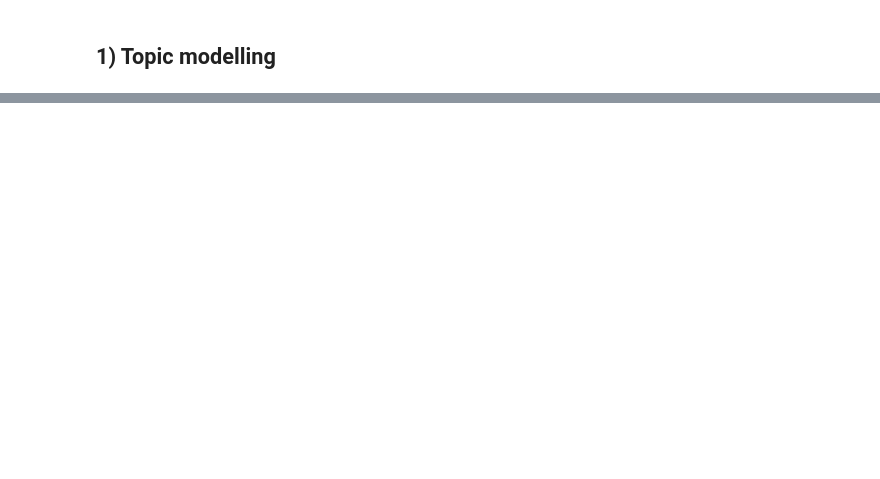
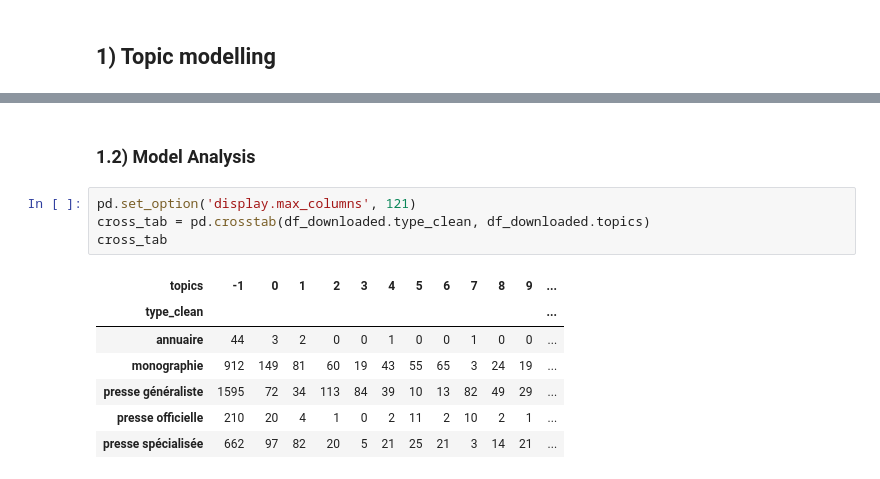
Before and after one commit to dh-epfl-students/lhst-the-ecology-of-eucalyptus, a Jupyter notebook: analysis/early_explo.ipynb, the cells around one changed output, grey strips where cells are left out. Drawn from its saved outputs; the diff is of its cells as text; blank space fills up the shorter version.

```diff
--- a/analysis/early_explo.ipynb
+++ b/analysis/early_explo.ipynb
@@ -65,0 +143,14 @@ topic_document_info_df[topic_document_info_df["Representative_document"] == True
+# %% [markdown]
+### 1.2) Model Analysis
+# %%
+pd.set_option('display.max_columns', 121)
+cross_tab = pd.crosstab(df_downloaded.type_clean, df_downloaded.topics)
+cross_tab
+# %% [output]
+| topics | -1 | 0 | 1 | 2 | 3 | 4 | 5 | 6 | 7 | 8 | 9 | ... |
+| type_clean |  |  |  |  |  |  |  |  |  |  |  | ... |
+| annuaire | 44 | 3 | 2 | 0 | 0 | 1 | 0 | 0 | 1 | 0 | 0 | ... |
+| monographie | 912 | 149 | 81 | 60 | 19 | 43 | 55 | 65 | 3 | 24 | 19 | ... |
+| presse généraliste | 1595 | 72 | 34 | 113 | 84 | 39 | 10 | 13 | 82 | 49 | 29 | ... |
+| presse officielle | 210 | 20 | 4 | 1 | 0 | 2 | 11 | 2 | 10 | 2 | 1 | ... |
+| presse spécialisée | 662 | 97 | 82 | 20 | 5 | 21 | 25 | 21 | 3 | 14 | 21 | ... |
```
Also changed, not shown: parts of 27 cells of this notebook, 6 other files.
